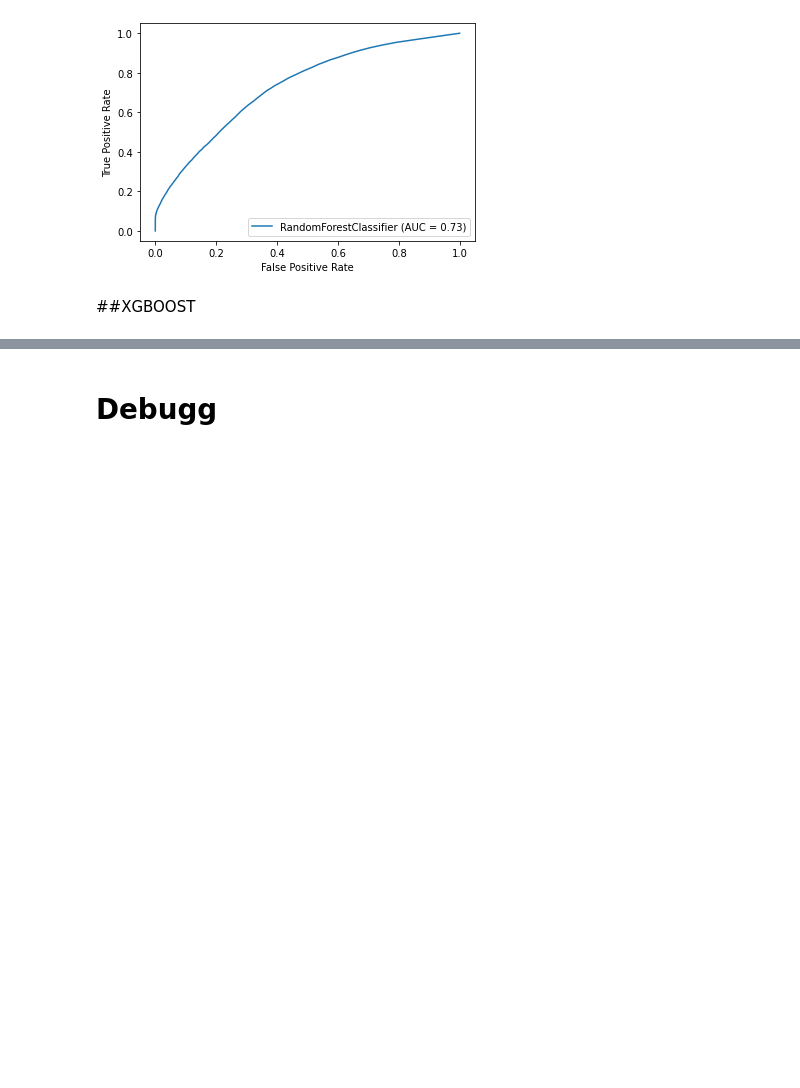
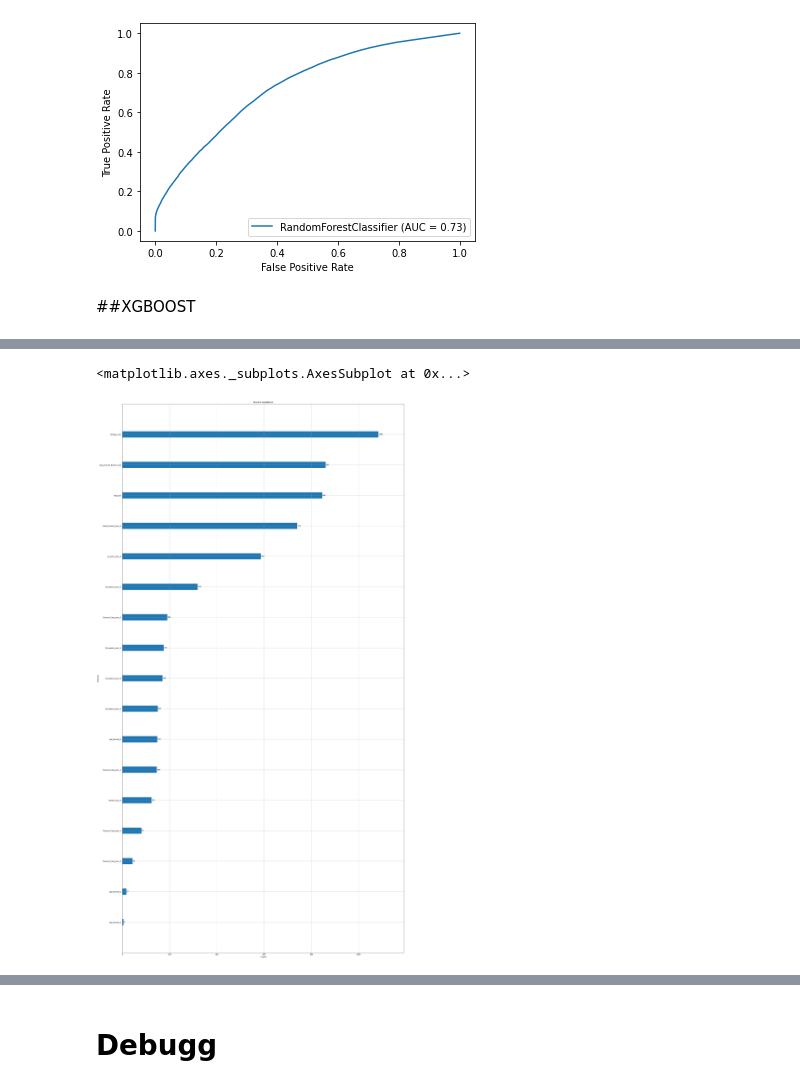
Before and after one commit to avidutta20/challenge_may21, a Jupyter notebook: model.ipynb, the cells around one changed output, grey strips where cells are left out. Cells and saved outputs as stored; diff of their text form; code cells hidden in the pictures; blank space fills up the shorter version.

```diff
--- a/model.ipynb
+++ b/model.ipynb
@@ -768,4 +768,10 @@ array([0.32828802, 0.02816099, 0.00607271, 0.00418621, 0.00653521,
       dtype=float32)
+# %%
+fig, ax = plt.subplots(figsize=(30, 60))
+plot_importance(clf_xgb,ax=ax)
+# %% [output]
+<matplotlib.axes._subplots.AxesSubplot at 0x...>
+[figure, added]
 # %%
 gender_dic = {'Male': 0,
               'Female': 1}
```
Also changed, not shown: parts of 18 cells of this notebook.
